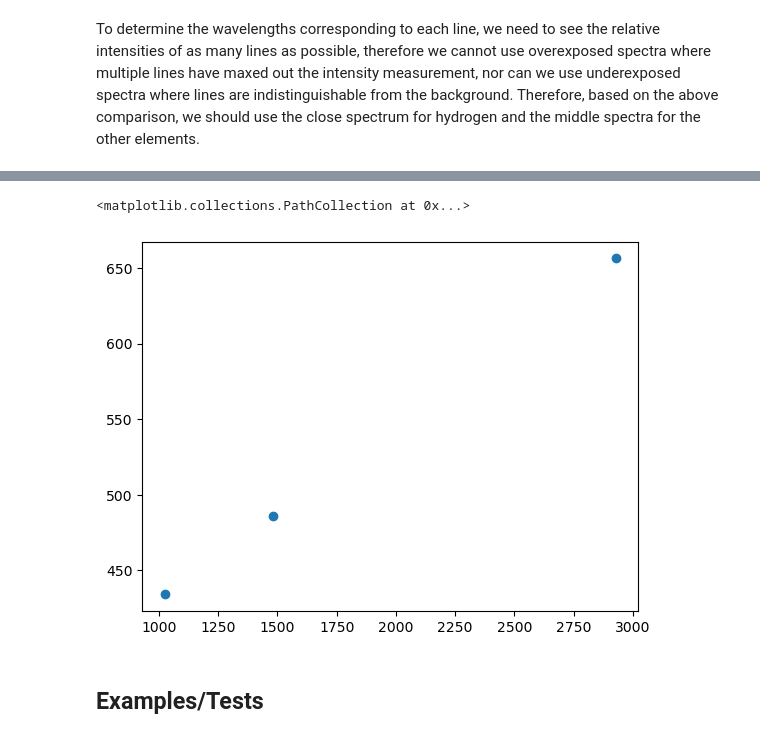
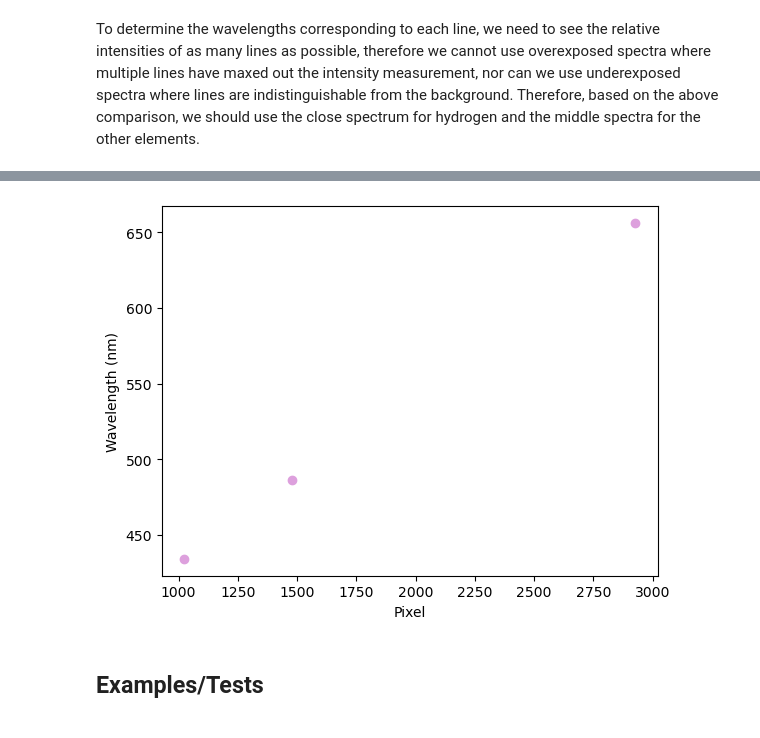
Before and after one commit to Pl4to42/PHYS-164-Lab-2, a Jupyter notebook: Lab 2.ipynb, the cells around one changed output, grey strips where cells are left out. Saved outputs shown, nothing was run; the diff lists cells and outputs as text; code cells hidden in the pictures.

```diff
--- a/Lab 2.ipynb
+++ b/Lab 2.ipynb
@@ -150,8 +143,10 @@ xH = nCentroids(elementsData['hydrogen'][0], 3)
-# %%
-plt.scatter(xH, yH)
-# %% [output]
-<matplotlib.collections.PathCollection at 0x...>
-[figure, removed]
+# %%
+plt.scatter(xH, yH, color='plum')
+plt.xlabel('Pixel')
+plt.ylabel('Wavelength (nm)')
+plt.show()
+# %% [output]
+[figure, added]
 # %% [markdown]
 ## Examples/Tests
 # %% [markdown]
```
Also changed, not shown: parts of 2 cells of this notebook.
